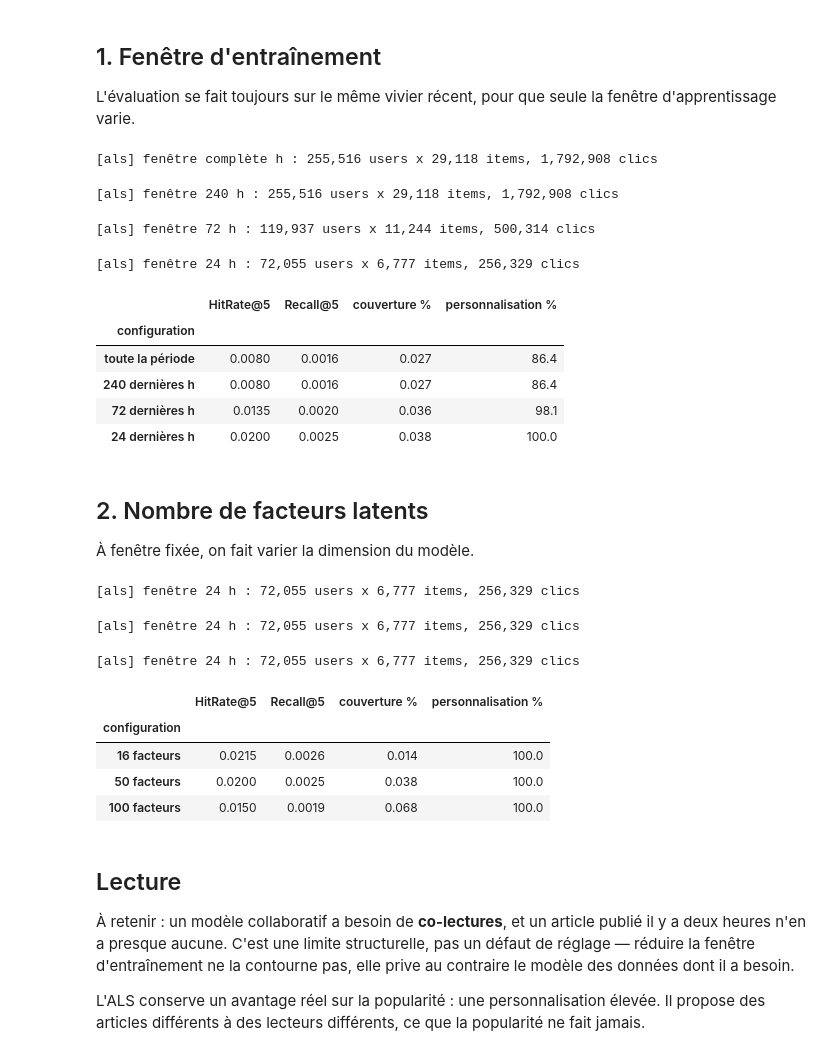
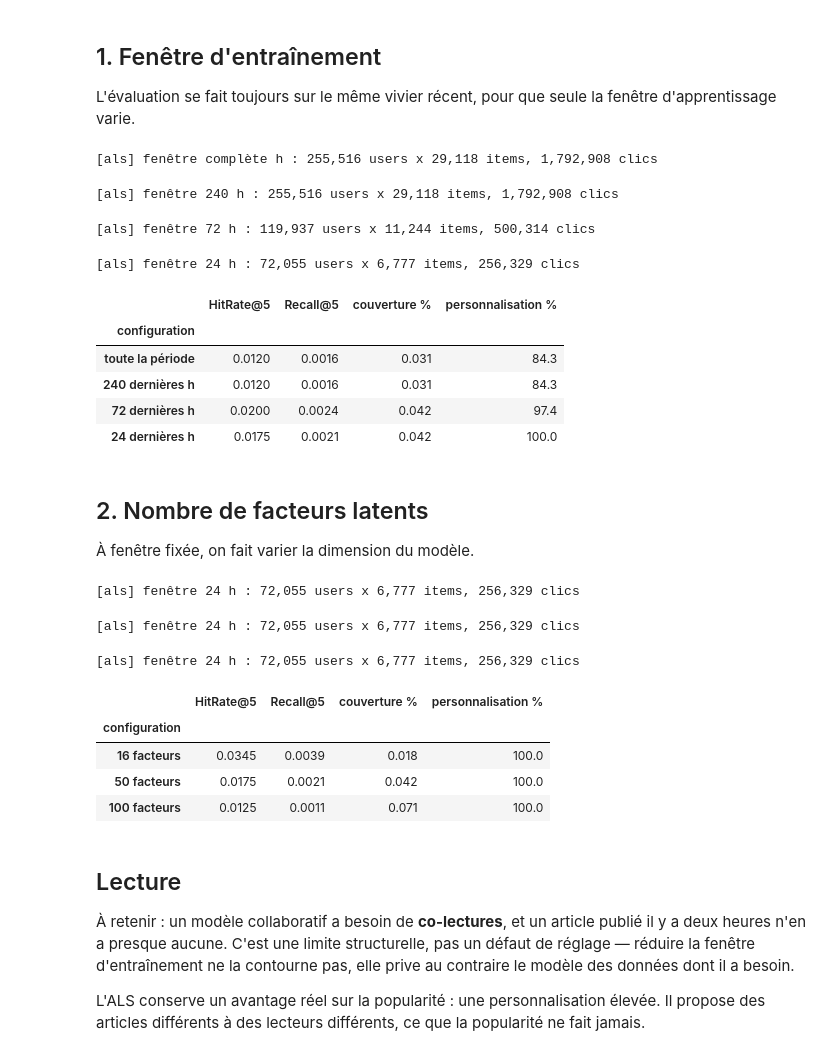
Before and after one commit to delnouty/Ricochet-content-recommendation, a Jupyter notebook: notebooks/05_exp_als.ipynb, the cells around one changed output. Drawn from its saved outputs; the diff is of its cells as text; code cells hidden in the pictures.

```diff
--- a/notebooks/05_exp_als.ipynb
+++ b/notebooks/05_exp_als.ipynb
@@ -60,27 +60,27 @@ d'apprentissage varie.
 # %%
 # Vivier de 6 h : l'optimum du contenu (notebook 04). Un vivier plus court
 # avantagerait mécaniquement la popularité et fausserait la comparaison.
 POOL_HEURES = 6
 pool = xp.recent_pool(train, POOL_HEURES)
 
 configs = {}
 for heures in (None, 240, 72, 24):
     fabrique = xp.train_als_window(train, heures, factors=50)
     nom = 'toute la période' if heures is None else f'{heures} dernières h'
-    configs[nom] = fabrique(pool)
+    configs[nom] = fabrique(pool, reco)
 
 xp.compare(configs, users, cible, n_articles=reco.n_articles)
 # %% [output]
 [als] fenêtre complète h : 255,516 users x 29,118 items, 1,792,908 clics
 [als] fenêtre 240 h : 255,516 users x 29,118 items, 1,792,908 clics
 [als] fenêtre 72 h : 119,937 users x 11,244 items, 500,314 clics
 [als] fenêtre 24 h : 72,055 users x 6,777 items, 256,329 clics
 |  | HitRate@5 | Recall@5 | couverture % | personnalisation % |
 | configuration |  |  |  |  |
-| toute la période | 0.0080 | 0.0016 | 0.027 | 86.4 |
-| 240 dernières h | 0.0080 | 0.0016 | 0.027 | 86.4 |
-| 72 dernières h | 0.0135 | 0.0020 | 0.036 | 98.1 |
-| 24 dernières h | 0.0200 | 0.0025 | 0.038 | 100.0 |
+| toute la période | 0.0120 | 0.0016 | 0.031 | 84.3 |
+| 240 dernières h | 0.0120 | 0.0016 | 0.031 | 84.3 |
+| 72 dernières h | 0.0200 | 0.0024 | 0.042 | 97.4 |
+| 24 dernières h | 0.0175 | 0.0021 | 0.042 | 100.0 |
 # %% [markdown]
 ## 2. Nombre de facteurs latents
 
@@ -91,7 +91,7 @@ MEILLEURE_FENETRE = 24     # ajuster selon le tableau précédent
 configs = {}
 for facteurs in (16, 50, 100):
     fabrique = xp.train_als_window(train, MEILLEURE_FENETRE, factors=facteurs)
-    configs[f'{facteurs} facteurs'] = fabrique(pool)
+    configs[f'{facteurs} facteurs'] = fabrique(pool, reco)
 
 xp.compare(configs, users, cible, n_articles=reco.n_articles)
 # %% [output]
@@ -100,9 +100,9 @@ xp.compare(configs, users, cible, n_articles=reco.n_articles)
 [als] fenêtre 24 h : 72,055 users x 6,777 items, 256,329 clics
 |  | HitRate@5 | Recall@5 | couverture % | personnalisation % |
 | configuration |  |  |  |  |
-| 16 facteurs | 0.0215 | 0.0026 | 0.014 | 100.0 |
-| 50 facteurs | 0.0200 | 0.0025 | 0.038 | 100.0 |
-| 100 facteurs | 0.0150 | 0.0019 | 0.068 | 100.0 |
+| 16 facteurs | 0.0345 | 0.0039 | 0.018 | 100.0 |
+| 50 facteurs | 0.0175 | 0.0021 | 0.042 | 100.0 |
+| 100 facteurs | 0.0125 | 0.0011 | 0.071 | 100.0 |
 # %% [markdown]
 ## Lecture
 
```
Also changed, not shown: 18 other files.
